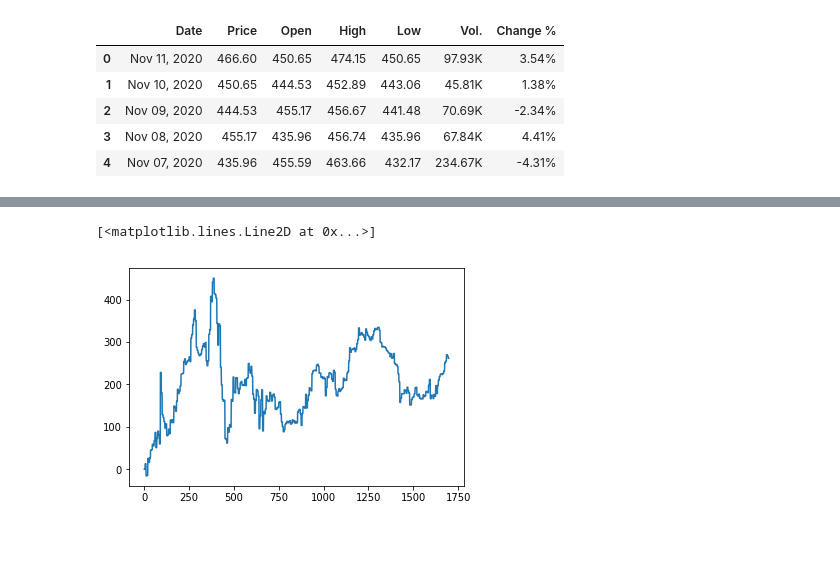
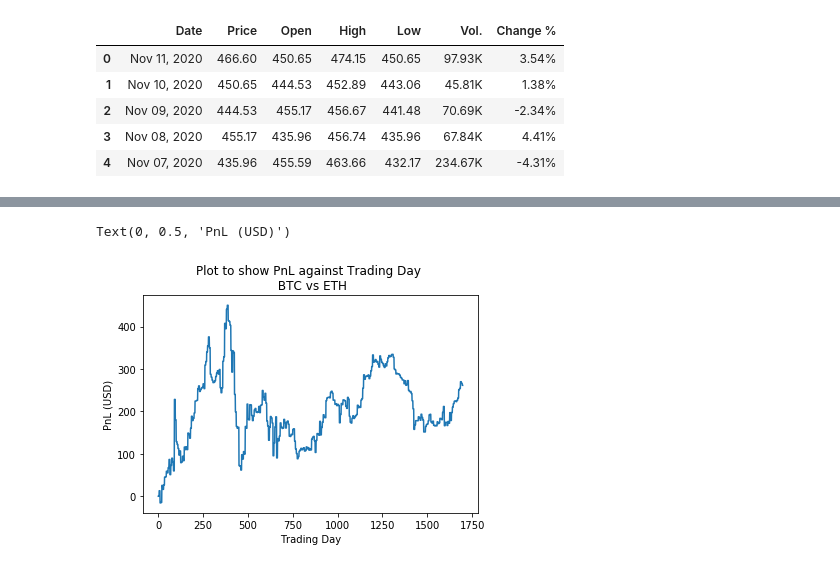
Before and after one commit to hamjamjam/Crypto, a Jupyter notebook: InitialAnalysis_jv_working.ipynb, the cells around one changed output, grey strips where cells are left out. Saved outputs shown, nothing was run; the diff lists cells and outputs as text; code cells hidden in the pictures; blank space fills up the shorter version.

```diff
--- a/InitialAnalysis_jv_working.ipynb
+++ b/InitialAnalysis_jv_working.ipynb
@@ -157,9 +187,10 @@ def daterange(start_date, end_date):
 # %%
-PnLvec, position1vec, position2vec, price1vec, price2vec = pairsAnalysis(BTCdf, ETHdf, purchase = 10000, window=10, daysBetweenFlatten = 5)
+PnLvec, position1vec, position2vec, price1vec, price2vec = pairsAnalysis(BTCdf, ETHdf, purchase = 1000, window=10, daysBetweenFlatten = 5)
+
+plt.plot(PnLvec)
+plt.title("Plot to show PnL against Trading Day \n BTC vs ETH")
+plt.xlabel("Trading Day")
+plt.ylabel("PnL (USD)")
+# %% [output]
+Text(0, 0.5, 'PnL (USD)')
+[figure, added]
-# %%
-import matplotlib.pyplot as plt
-
-plt.plot(PnLvec)
-# %% [output]
-[<matplotlib.lines.Line2D at 0x...>]
-[figure, removed]
```
Also changed, not shown: parts of 11 cells of this notebook.
